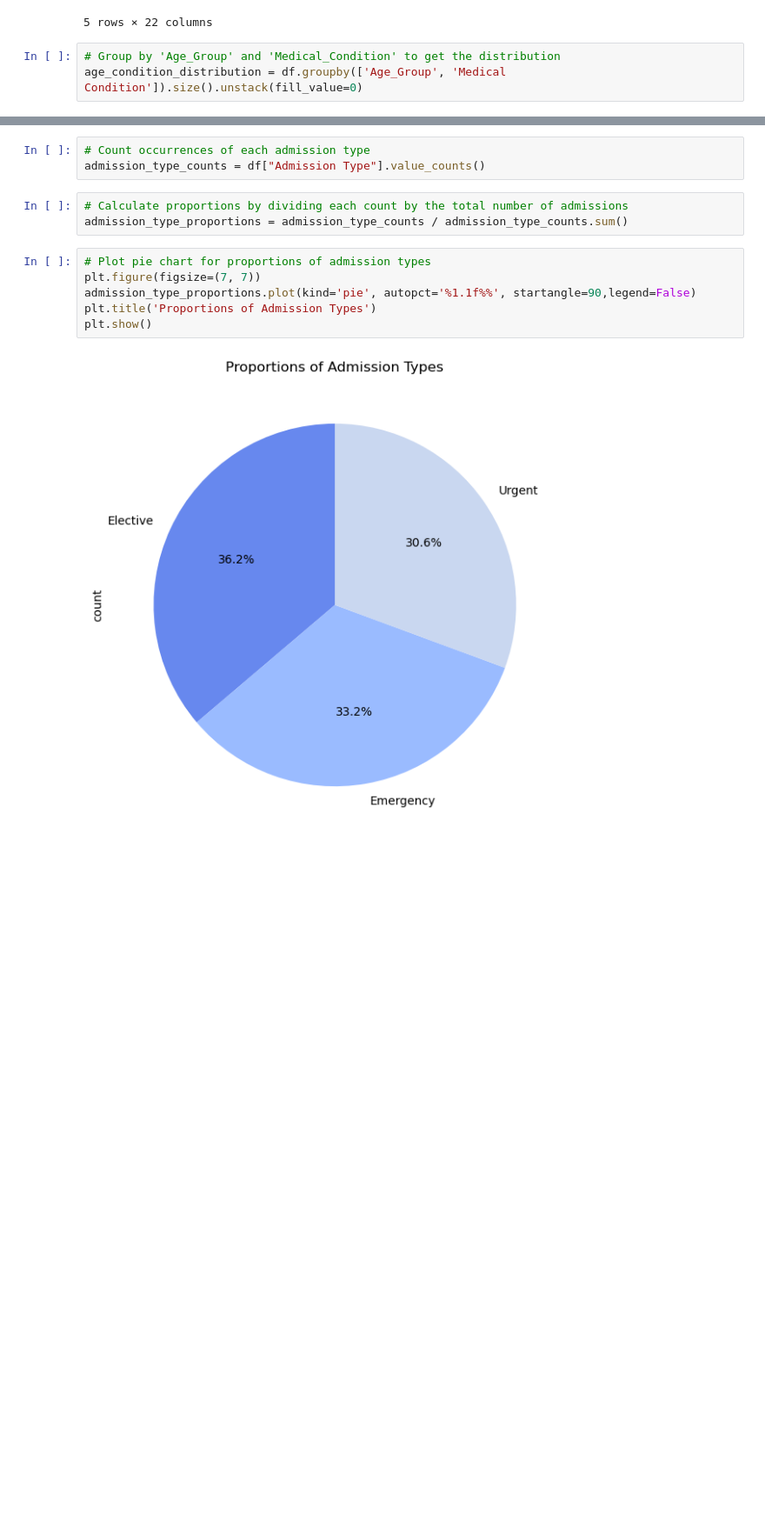
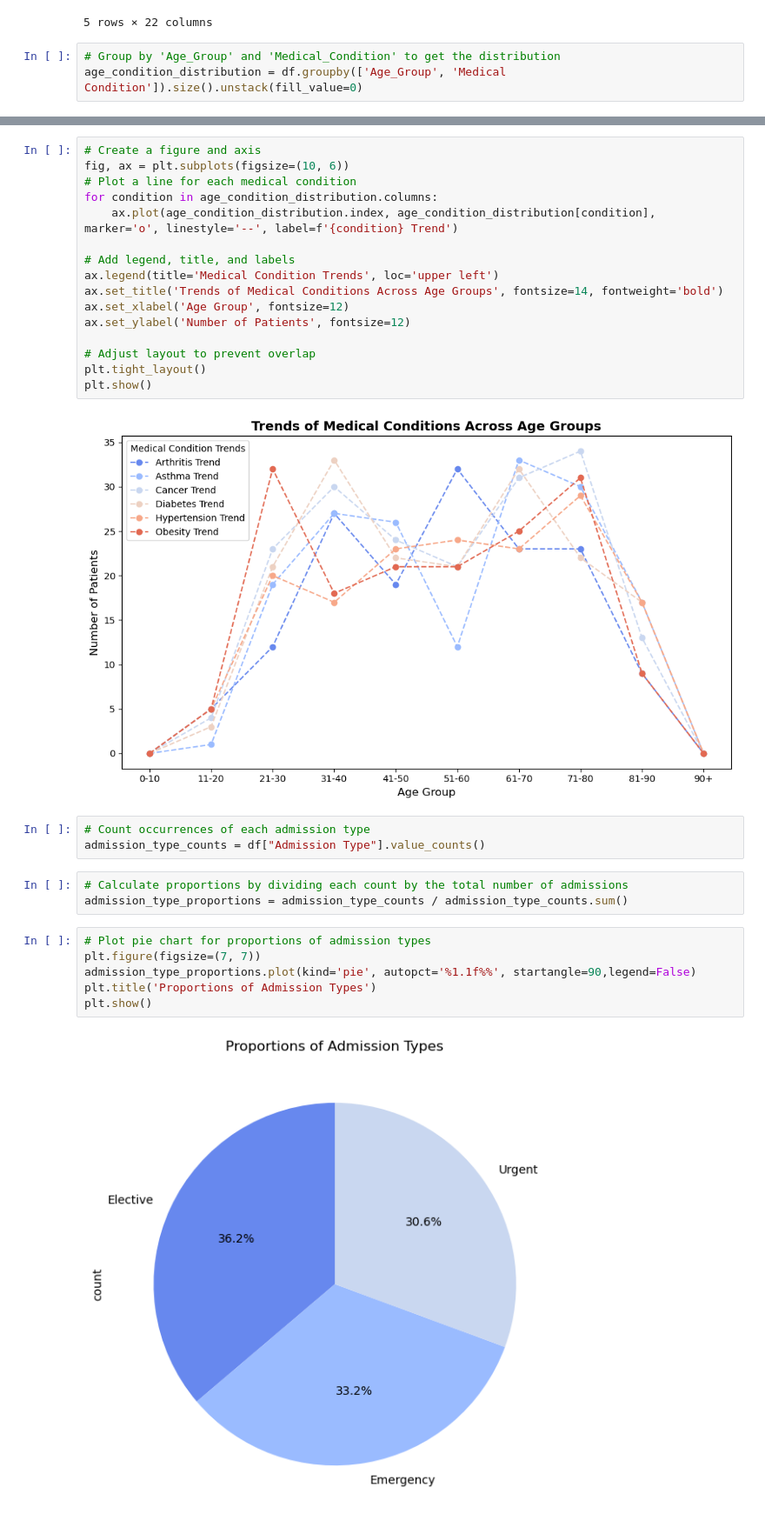
Before and after one commit to kajalkjain/Project-3-Group-2, a Jupyter notebook: Healthcare_cleaning_dataset.ipynb, the cells around one changed output, grey strips where cells are left out. Shown at 87% size. Saved outputs shown, nothing was run; the diff lists cells and outputs as text; blank space fills up the shorter version.

```diff
--- a/Healthcare_cleaning_dataset.ipynb
+++ b/Healthcare_cleaning_dataset.ipynb
@@ -282,3 +283,21 @@ plt.show()
+# %%
+# Create a figure and axis
+fig, ax = plt.subplots(figsize=(10, 6))
+# Plot a line for each medical condition
+for condition in age_condition_distribution.columns:
+    ax.plot(age_condition_distribution.index, age_condition_distribution[condition], marker='o', linestyle='--', label=f'{condition} Trend')
+
+# Add legend, title, and labels
+ax.legend(title='Medical Condition Trends', loc='upper left')
+ax.set_title('Trends of Medical Conditions Across Age Groups', fontsize=14, fontweight='bold')
+ax.set_xlabel('Age Group', fontsize=12)
+ax.set_ylabel('Number of Patients', fontsize=12)
+
+# Adjust layout to prevent overlap
+plt.tight_layout()
+plt.show()
+# %% [output]
+[figure, added]
 # %%
 # Count occurrences of each admission type
 admission_type_counts = df["Admission Type"].value_counts()
```
Also changed, not shown: parts of 1 cell of this notebook.
